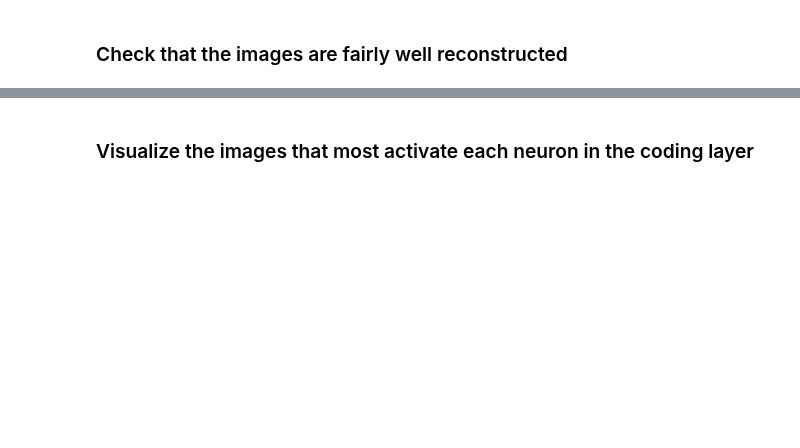
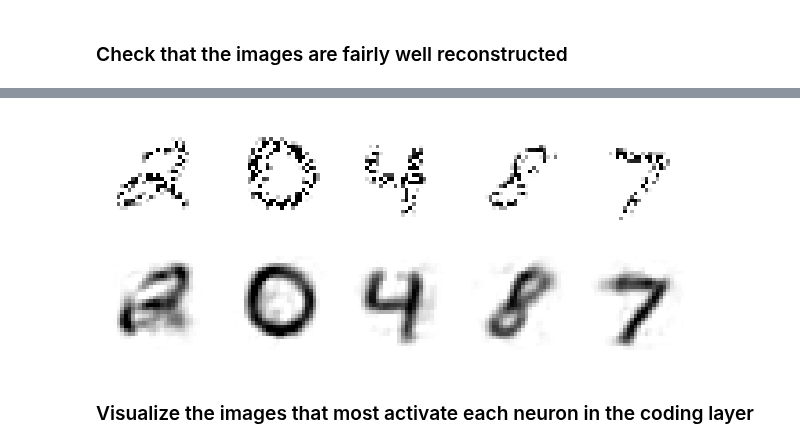
Before and after one commit to MartinRajniak/hands-on-ml-exercises, a Jupyter notebook: 17_autoencoders_gans_and_diffusion_models/10_denoising_autoencoder.ipynb, the cells around one changed output, grey strips where cells are left out. Drawn from its saved outputs; the diff is of its cells as text; code cells hidden in the pictures; blank space fills up the shorter version.

```diff
--- a/17_autoencoders_gans_and_diffusion_models/10_denoising_autoencoder.ipynb
+++ b/17_autoencoders_gans_and_diffusion_models/10_denoising_autoencoder.ipynb
@@ -56,18 +82,18 @@ y_test[:5]
 # %% [markdown]
 ### Train a deep denoising autoencoder on the full training set.
 # %%
-dropout_encoder = keras.Sequential([
+encoder = keras.Sequential([
     layers.Flatten(),
     layers.Dropout(0.5),
     layers.Dense(100, activation="relu"),
     layers.Dense(30, activation="relu")
 ])
-dropout_decoder = keras.Sequential([
+decoder = keras.Sequential([
     layers.Dense(100, activation="relu"),
     layers.Dense(28 * 28),
     layers.Reshape([28, 28])
 ])
-dropout_ae = keras.Sequential([dropout_encoder, dropout_decoder])
+autoencoder = keras.Sequential([encoder, decoder])
 
-dropout_ae.compile(loss="mse", optimizer="nadam")
-history = dropout_ae.fit(X_train, X_train, epochs=10, validation_data=(X_valid, X_valid))
+autoencoder.compile(loss="mse", optimizer="nadam")
+history = autoencoder.fit(X_train, X_train, epochs=10, validation_data=(X_valid, X_valid))
@@ -86,5 +140,6 @@ def plot_reconstructions(model, images, n_images=5):
         plt.axis("off")
 # %%
 dropout = layers.Dropout(0.5)
-plot_reconstructions(dropout_ae, dropout(X_test, training=True))
+plot_reconstructions(autoencoder, dropout(X_test, training=True))
 plt.show()
+# %% [output]
@@ -91,3 +147,4 @@ plt.show()
+[figure, added]
 # %% [markdown]
 ### Visualize the images that most activate each neuron in the coding layer
 # %%
```
Also changed, not shown: parts of 49 cells of this notebook.
